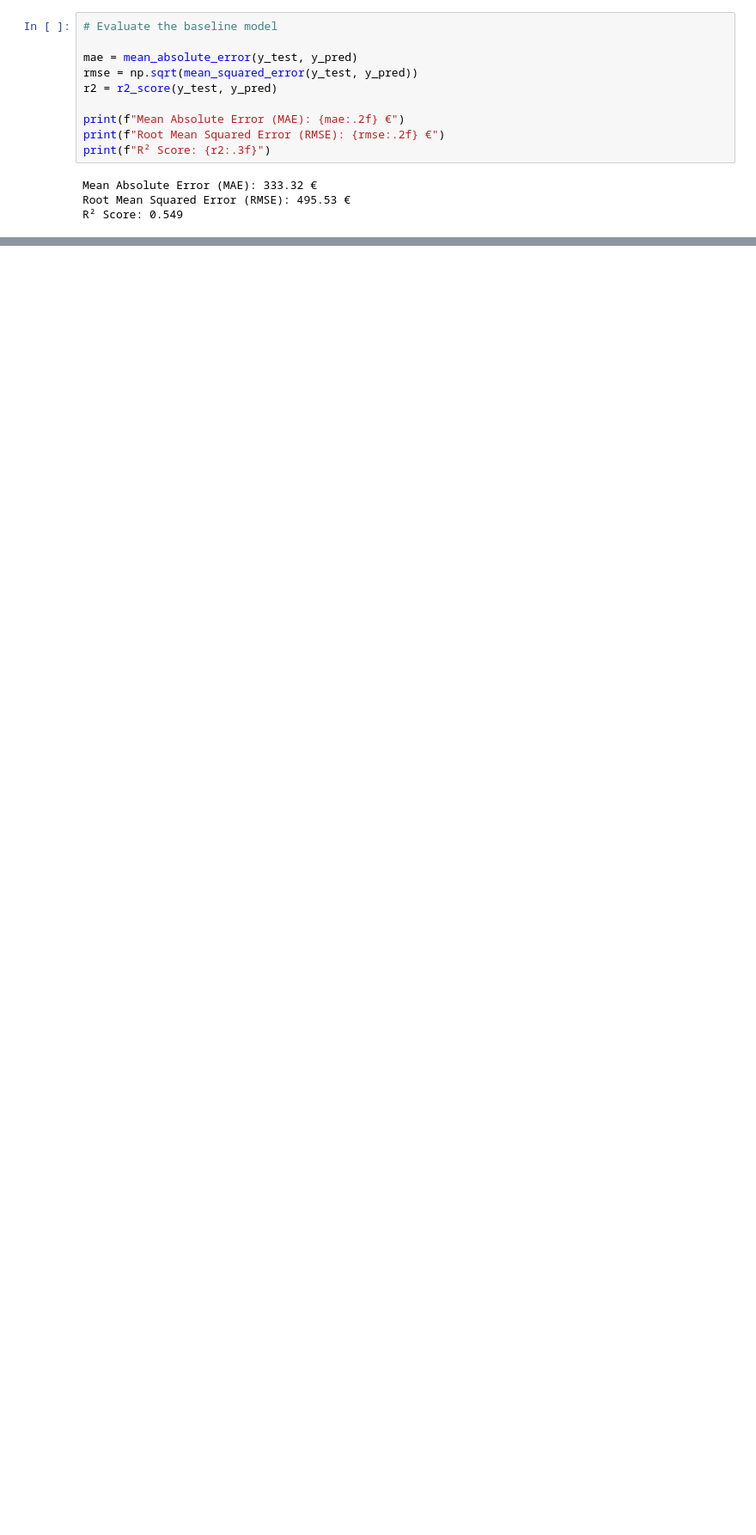
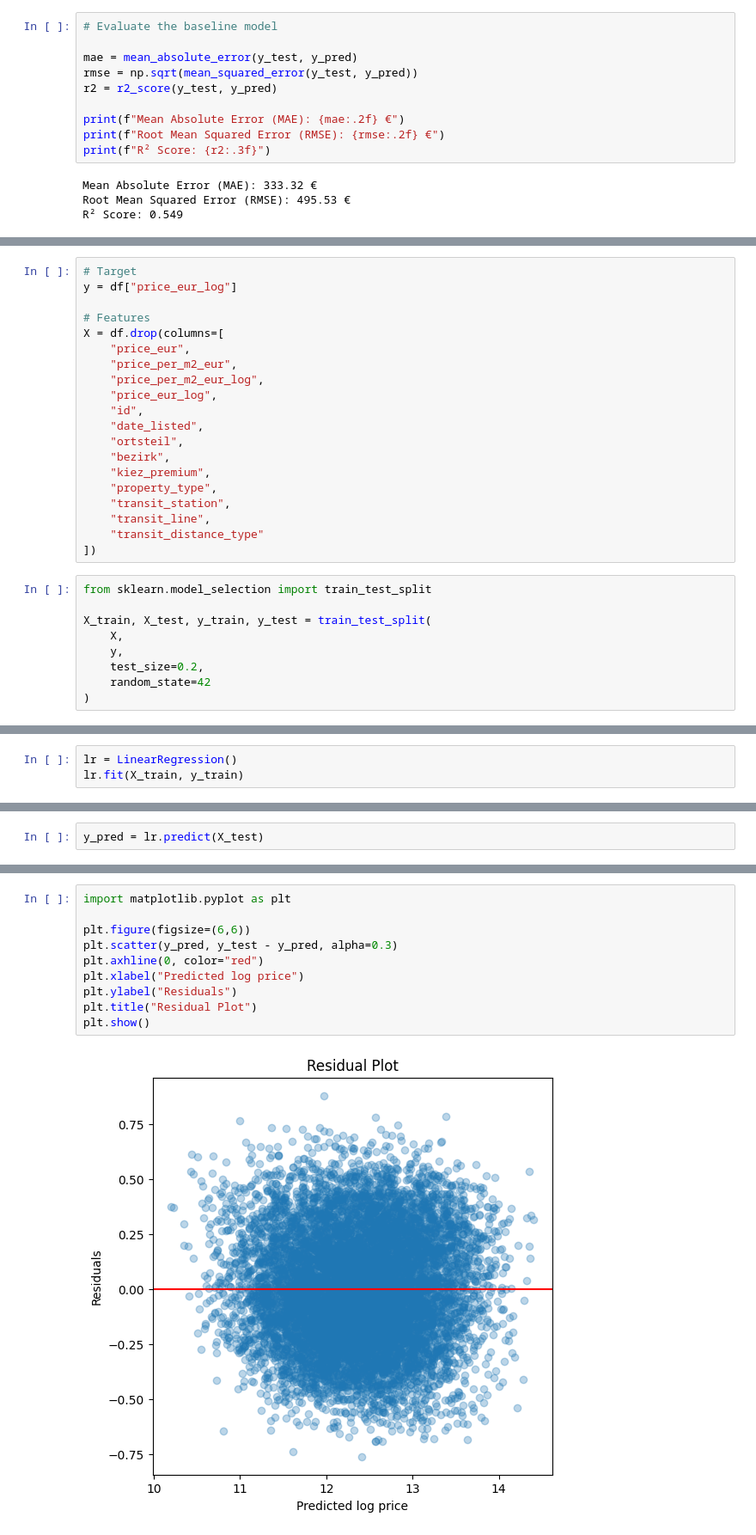
Before and after one commit to MarieKatha/berlin-property-intelligence, a Jupyter notebook: notebooks/marie.ipynb, the cells around one changed output, grey strips where cells are left out. Shown at 86% size. Saved outputs shown, nothing was run; the diff lists cells and outputs as text; blank space fills up the shorter version.

Commit message:
Add linear regression and K-Means analysis

```diff
--- a/notebooks/marie.ipynb
+++ b/notebooks/marie.ipynb
@@ -228,0 +277,29 @@ R² Score: 0.549
+# %%
+# Target
+y = df["price_eur_log"]
+
+# Features
+X = df.drop(columns=[
+    "price_eur",
+    "price_per_m2_eur",
+    "price_per_m2_eur_log",
+    "price_eur_log",
+    "id",
+    "date_listed",
+    "ortsteil",
+    "bezirk",
+    "kiez_premium",
+    "property_type",
+    "transit_station",
+    "transit_line",
+    "transit_distance_type"
+])
+# %%
+from sklearn.model_selection import train_test_split
+
+X_train, X_test, y_train, y_test = train_test_split(
+    X,
+    y,
+    test_size=0.2,
+    random_state=42
+)
@@ -228,0 +310,3 @@ R² Score: 0.549
+# %%
+lr = LinearRegression()
+lr.fit(X_train, y_train)
@@ -228,0 +315,2 @@ R² Score: 0.549
+# %%
+y_pred = lr.predict(X_test)
@@ -228,0 +346,12 @@ R² Score: 0.549
+# %%
+import matplotlib.pyplot as plt
+
+plt.figure(figsize=(6,6))
+plt.scatter(y_pred, y_test - y_pred, alpha=0.3)
+plt.axhline(0, color="red")
+plt.xlabel("Predicted log price")
+plt.ylabel("Residuals")
+plt.title("Residual Plot")
+plt.show()
+# %% [output]
+[figure, added]
```
Also changed, not shown: parts of 20 cells of this notebook.
